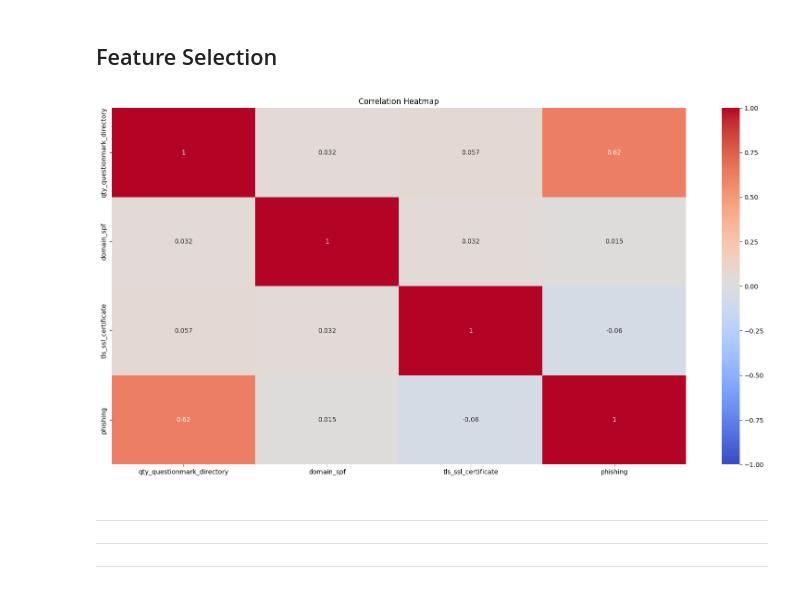
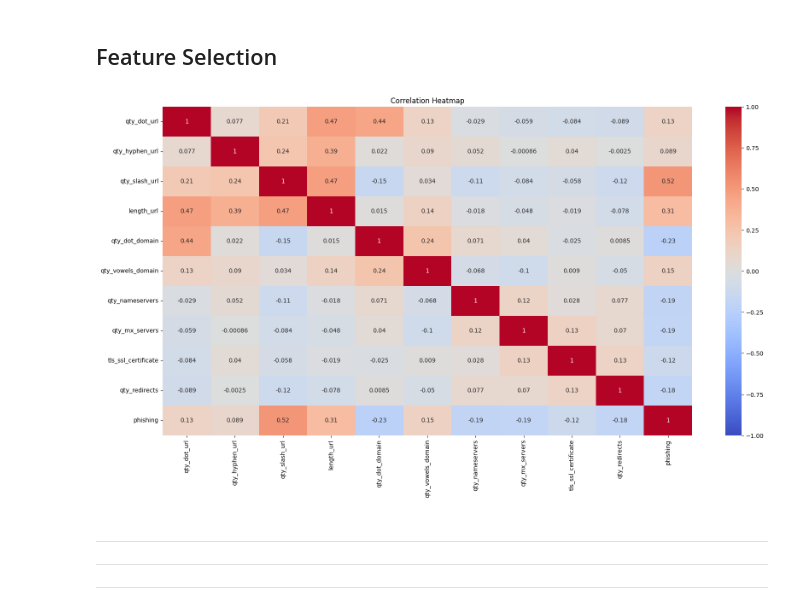
Before and after one commit to AdhamGamal/Simple-Phishing-Classification, a Jupyter notebook: pipeline.ipynb, the cells around one changed output. Drawn from its saved outputs; the diff is of its cells as text; code cells hidden in the pictures.

```diff
--- a/pipeline.ipynb
+++ b/pipeline.ipynb
@@ -115 +310,7 @@ pu.display_value_counts_with_order(filtered_data, filtered_data.columns, 5)
+# %%
+# drop duplicates
+data.drop_duplicates(inplace=True)
+# %%
+# reset index
+data.reset_index(drop=True, inplace=True)
 # %% [markdown]
@@ -129,8 +389,5 @@ pu.display_value_counts_with_order(filtered_data, filtered_data.columns, 5)
 ## Data Imbalance
 # %%
 # Drop any feature that biased by 80% to a single value.
-threshold = 0.8
-value_counts = filtered_data.apply(lambda x: x.value_counts(normalize=True).max())
-filtered_columns = value_counts[value_counts <= threshold].index
-final_filtered_data = filtered_data[filtered_columns]
+data = analysis_utils.drop_imbalance_features(data)
 # %%
@@ -175,7 +413,10 @@ for feature1, feature2 in highly_correlated_pairs:
+# %%
+# Drop features with high correlation, and keep only features with higher correlation to the target.
+data = analysis_utils.drop_highly_correlated_featuers(data)
 # %%
-pu.display_correlation(final_filtered_data, 'pearson')
+plot_utils.display_correlation(data, 'pearson')
 # %% [output]
-[figure, old version]
+[figure, new version]
 # %% [markdown]
 ---
 ---
```
Also changed, not shown: parts of 56 cells of this notebook, 2 other files.
